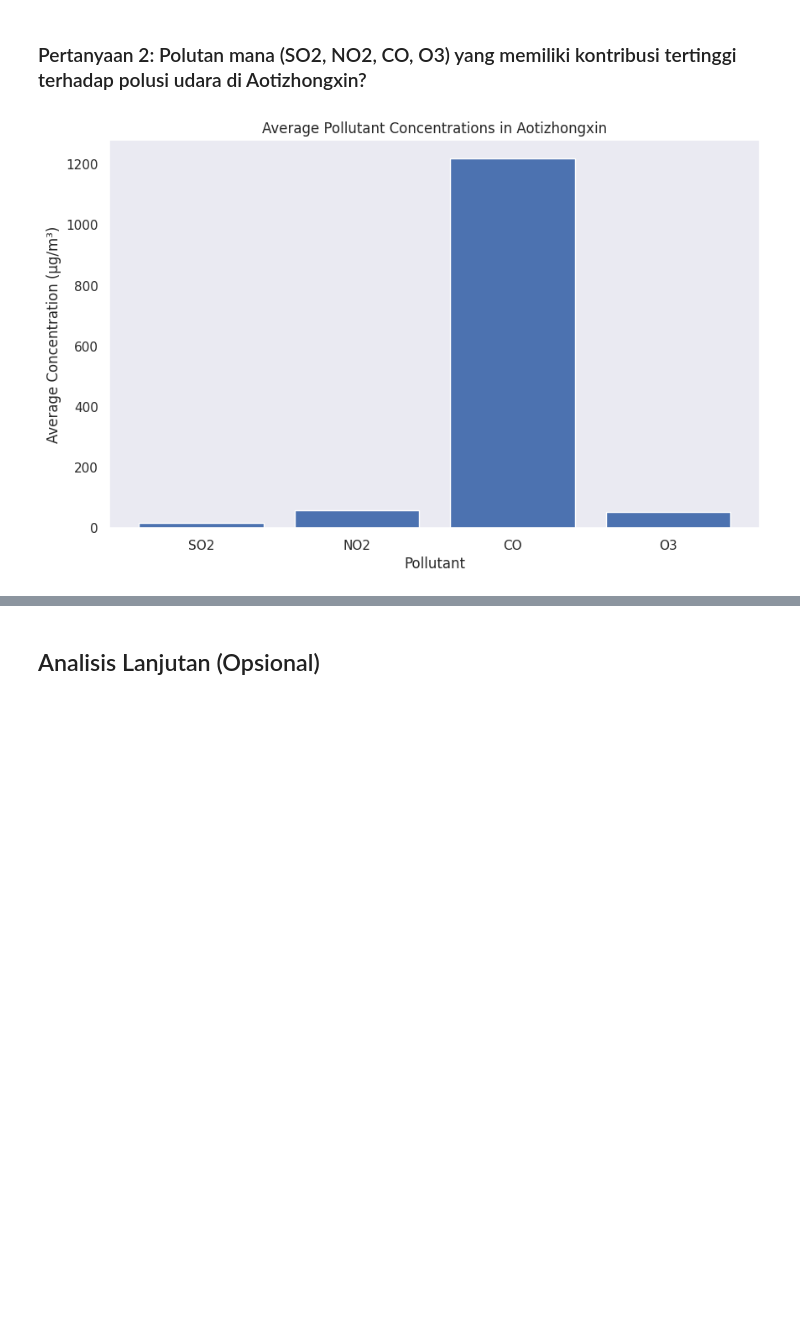
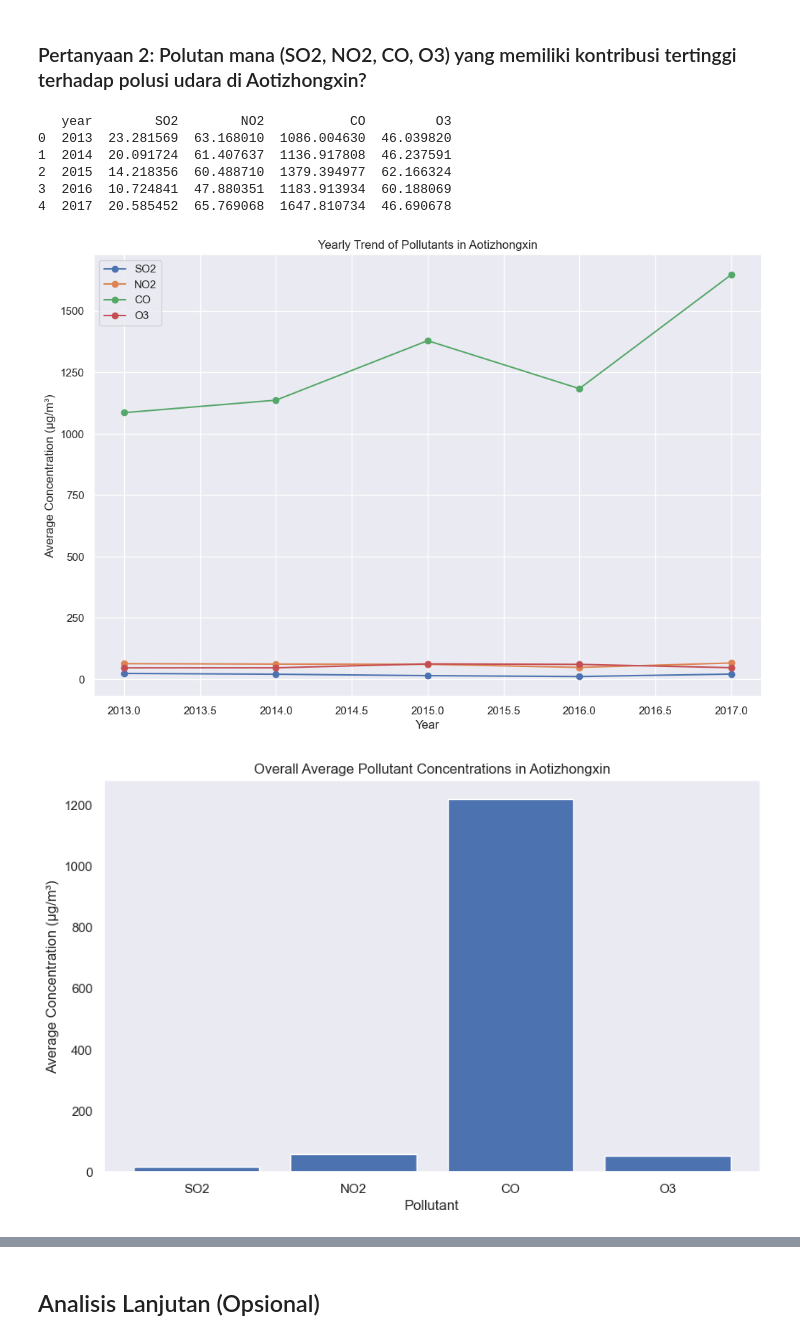
Before and after one commit to BILIIIIIII/submission-analisisData-Laskar, a Jupyter notebook: notebook.ipynb, the cells around one changed output, grey strips where cells are left out. Cells and saved outputs as stored; diff of their text form; code cells hidden in the pictures; blank space fills up the shorter version.

Commit message:
add groupby method in EDA section

```diff
--- a/notebook.ipynb
+++ b/notebook.ipynb
@@ -42,7 +24,7 @@ Requirement already satisfied: six>=1.5 in /usr/local/lib/python3.11/dist-packag
 # %% [markdown]
 ### Gathering Data
 # %%
-df = pd.read_csv('/content/PRSA_Data_Aotizhongxin_20130301-20170228.csv')
+df = pd.read_csv('./data/PRSA_Data_Aotizhongxin_20130301-20170228.csv')
 df.head()
 # %% [output]
 |  | No | year | month | day | hour | PM2.5 | PM10 | SO2 | NO2 | CO | O3 | ... |
@@ -533,0 +520,4 @@ df.describe(include="all")
+# %%
+pollutant_yearly_trend = df.groupby('year')[['SO2', 'NO2', 'CO', 'O3']].mean().reset_index()
+
+print(pollutant_yearly_trend)
@@ -568,17 +579,34 @@ plt.show()
 # %% [markdown]
 ### Pertanyaan 2: Polutan mana (SO2, NO2, CO, O3) yang memiliki kontribusi tertinggi terhadap polusi udara di Aotizhongxin?
 # %%
-pollutants = ['SO2', 'NO2', 'CO', 'O3']
-average_pollutant_concentrations = df[pollutants].mean()
+plt.figure(figsize=(12, 8))
+for pollutant in ['SO2', 'NO2', 'CO', 'O3']:
+    plt.plot(pollutant_yearly_trend['year'], pollutant_yearly_trend[pollutant], label=pollutant, marker='o')
+
+plt.xlabel('Year')
+plt.ylabel('Average Concentration (µg/m³)')
+plt.title('Yearly Trend of Pollutants in Aotizhongxin')
+plt.legend()
+plt.grid(True)
+plt.show()
+
+average_pollutant_concentrations = df[['SO2', 'NO2', 'CO', 'O3']].mean()
 
 plt.figure(figsize=(10, 6))
-plt.bar(pollutants, average_pollutant_concentrations)
+plt.bar(average_pollutant_concentrations.index, average_pollutant_concentrations.values)
 plt.xlabel('Pollutant')
 plt.ylabel('Average Concentration (µg/m³)')
-plt.title('Average Pollutant Concentrations in Aotizhongxin')
+plt.title('Overall Average Pollutant Concentrations in Aotizhongxin')
 plt.show()
 # %% [output]
+   year        SO2        NO2           CO         O3
+0  2013  23.281569  63.168010  1086.004630  46.039820
+1  2014  20.091724  61.407637  1136.917808  46.237591
+2  2015  14.218356  60.488710  1379.394977  62.166324
+3  2016  10.724841  47.880351  1183.913934  60.188069
+4  2017  20.585452  65.769068  1647.810734  46.690678
-[figure, old version]
+[figure, new version]
+[figure, added]
 # %% [markdown]
 **Insight:**
 1. Konsentrasi SO2:
```
Also changed, not shown: parts of 24 cells of this notebook, 2 other files.
